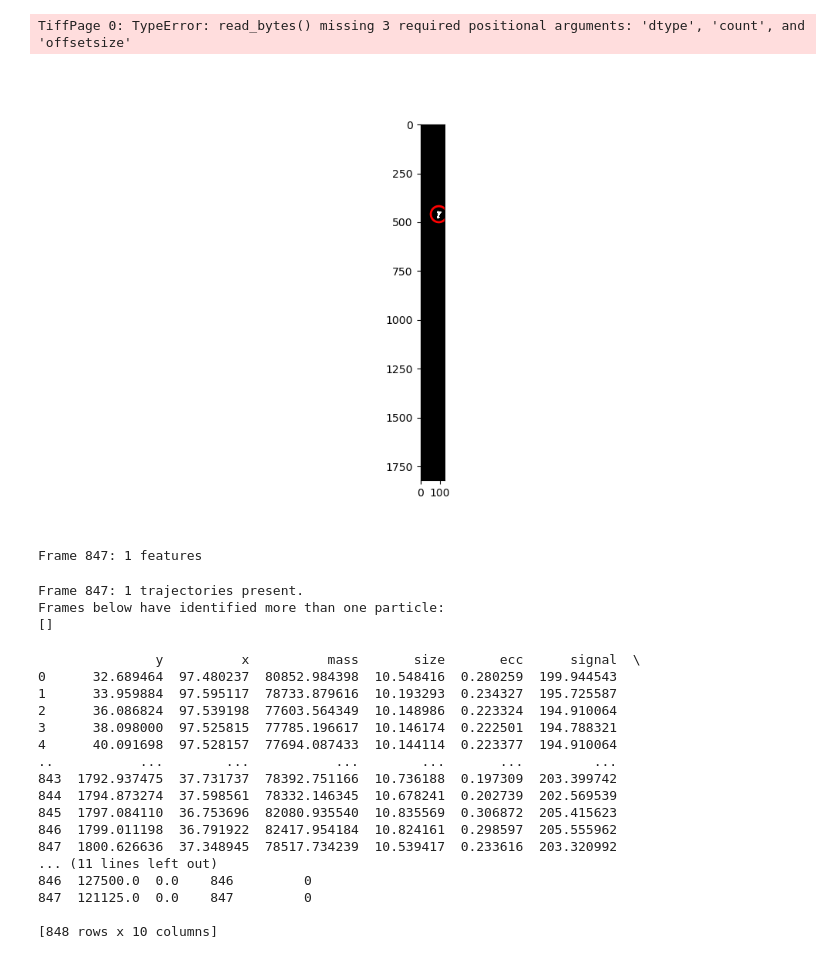
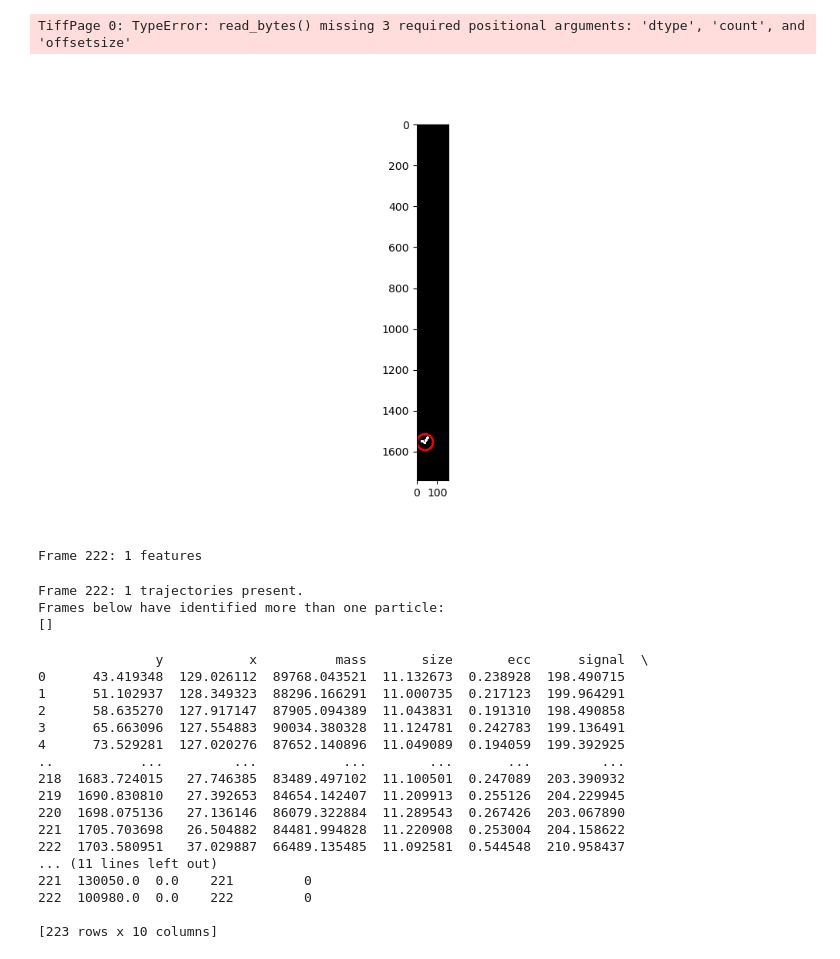
Before and after one commit to Mingxuan-Liu/Sedimentation-Analysis, a Jupyter notebook: chiral tracking.ipynb, the cells around one changed output. Drawn from its saved outputs; the diff is of its cells as text; code cells hidden in the pictures.

```diff
--- a/chiral tracking.ipynb
+++ b/chiral tracking.ipynb
@@ -36,7 +36,7 @@ def crop(img):
 glacier_path = 'Z:\Mingxuan Liu'
 
 # The folder where the .tif image stack exists
-folder_name = '5Al_2Arm1Center_Vert_2_6fps'
+folder_name = 'tetramer-cu-2-6fps'
 
 # The file needed to be read
 file_name = folder_name + ' binary crop.tif'
@@ -50,23 +50,23 @@ TiffPage 0: TypeError: read_bytes() missing 3 required positional arguments: 'dt
 # %%
 # manually check the binary cropped image
 fr = 200
 # tracking parameters
 params = {
-    'diameter': 39,
+    'diameter': 43,
     'minmass': 3000,
     'invert': False,
     'separation': 15,
 }
 f = tp.locate(frames[fr], **params);
 plt.figure()
 image = tp.annotate(f, frames[fr]);
 # %% [output]
-[figure, old version]
+[figure, new version]
 # %%
 # process particle tracking for all frames
 data = tp.batch(frames, **params);
 # %% [output]
-Frame 847: 1 features
+Frame 222: 1 features
 # %%
 # Link the particles in each frame to their positions in previous two frames
 link_data = tp.link(data,15,memory=3)
@@ -79,29 +79,29 @@ more_particle_frames = group_sizes[group_sizes > 1]
 print("Frames below have identified more than one particle:")
 print(more_particle_frames.index.tolist())
 # %% [output]
-Frame 847: 1 trajectories present.
+Frame 222: 1 trajectories present.
 Frames below have identified more than one particle:
 []
 # %%
 print(link_data)
 # %% [output]
-               y          x          mass       size       ecc      signal  \
-0      32.689464  97.480237  80852.984398  10.548416  0.280259  199.944543
-1      33.959884  97.595117  78733.879616  10.193293  0.234327  195.725587
-2      36.086824  97.539198  77603.564349  10.148986  0.223324  194.910064
-3      38.098000  97.525815  77785.196617  10.146174  0.222501  194.788321
-4      40.091698  97.528157  77694.087433  10.144114  0.223377  194.910064
-..           ...        ...           ...        ...       ...         ...
-843  1792.937475  37.731737  78392.751166  10.736188  0.197309  203.399742
-844  1794.873274  37.598561  78332.146345  10.678241  0.202739  202.569539
-845  1797.084110  36.753696  82080.935540  10.835569  0.306872  205.415623
-846  1799.011198  36.791922  82417.954184  10.824161  0.298597  205.555962
-847  1800.626636  37.348945  78517.734239  10.539417  0.233616  203.320992
+               y           x          mass       size       ecc      signal  \
+0      43.419348  129.026112  89768.043521  11.132673  0.238928  198.490715
+1      51.102937  128.349323  88296.166291  11.000735  0.217123  199.964291
+2      58.635270  127.917147  87905.094389  11.043831  0.191310  198.490858
+3      65.663096  127.554883  90034.380328  11.124781  0.242783  199.136491
+4      73.529281  127.020276  87652.140896  11.049089  0.194059  199.392925
+..           ...         ...           ...        ...       ...         ...
+218  1683.724015   27.746385  83489.497102  11.100501  0.247089  203.390932
+219  1690.830810   27.392653  84654.142407  11.209913  0.255126  204.229945
+220  1698.075136   27.136146  86079.322884  11.289543  0.267426  203.067890
+221  1705.703698   26.504882  84481.994828  11.220908  0.253004  204.158622
+222  1703.580951   37.029887  66489.135485  11.092581  0.544548  210.958437
 ... (11 lines left out)
-846  127500.0  0.0    846         0
-847  121125.0  0.0    847         0
+221  130050.0  0.0    221         0
+222  100980.0  0.0    222         0
 
-[848 rows x 10 columns]
+[223 rows x 10 columns]
 # %%
 # Number of total frames
 total_frames = frames.shape[0]
```
Also changed, not shown: parts of 2 cells of this notebook, 3 other files.
